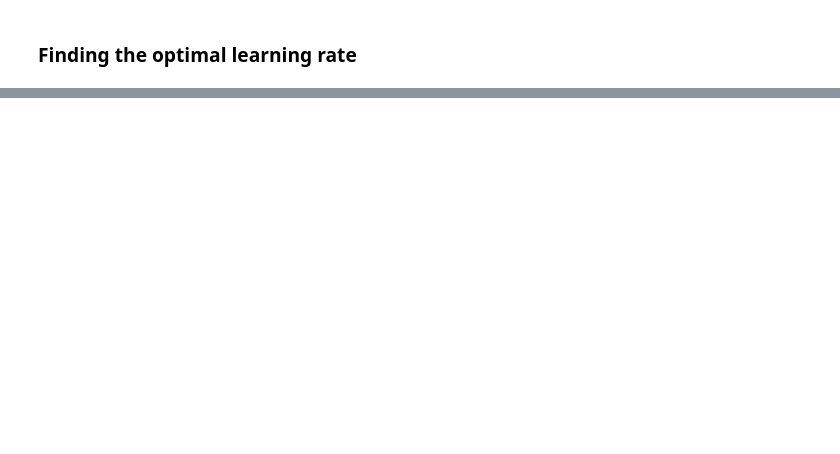
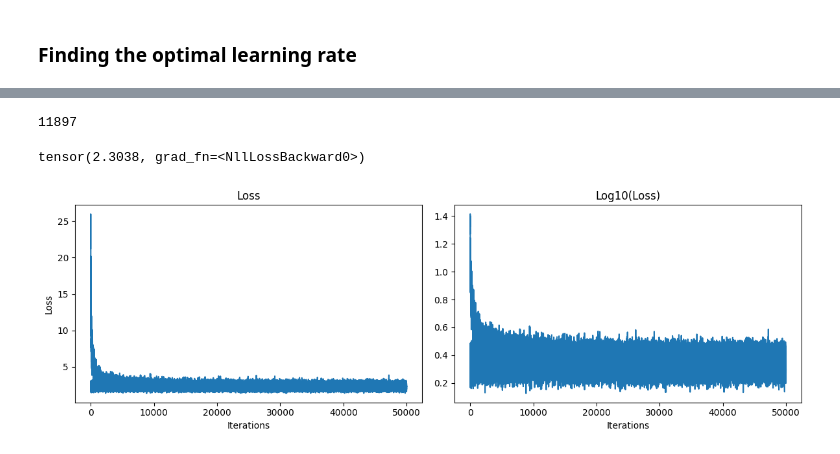
Before and after one commit to issagith/makemore, a Jupyter notebook: MLP.ipynb, the cells around one changed output, grey strips where cells are left out. Cells and saved outputs as stored; diff of their text form; code cells hidden in the pictures; blank space fills up the shorter version.

```diff
--- a/MLP.ipynb
+++ b/MLP.ipynb
@@ -804,0 +1004,11 @@ plt.plot(lri, lossi)
+# %%
+plt.figure(figsize=(8,8))
+plt.scatter(C[:,0].data, C[:,1].data, s=200)
+for i in range(C.shape[0]):
+    plt.text(C[i,0].item(), C[i,1].item(), itos[i], ha="center", va="center", color="white")
+plt.grid("minor")
+
+# We see that the vowels are separated from the rest on the top of the image, except for "u" which has a very special embedding (alone in the top right).
+# The dot and some other characters ('q', 'g') are also isolated.
+# I don't really know what the interpretation is.
+# The remaining letters are clustered together.
@@ -804,0 +1018,67 @@ plt.plot(lri, lossi)
+# %%
+# Now let's scale this embedding space
+
+nbr_neurons = 200 # we down scale the nbr neurons to keep a reasonnable amount of total params
+emb_dim = 10
+
+g = torch.Generator().manual_seed(2147483647) # for reproducibility
+C = torch.randn((nbr_chars, emb_dim), generator=g)
+W1 = torch.randn((emb_dim*block_size, nbr_neurons), generator=g)
+b1 = torch.randn(nbr_neurons, generator=g)
+W2 = torch.randn((nbr_neurons, nbr_chars), generator=g)
+b2 = torch.randn(nbr_chars, generator=g)
+parameters = [C, W1, b1, W2, b2]
+
+sum(p.nelement() for p in parameters) # from 10281 to 11681
+# %% [output]
+11897
+# %%
+for p in parameters:
+        p.requires_grad = True
+
+stepi = []
+lossi = []
+# %%
+
+for i in range(50000):
+    # minibatch construct
+    ixs = torch.randint(0, Xtr.shape[0], (batch_size,))
+
+    # Forward pass
+    emb = C[Xtr[ixs]]
+    h = torch.tanh(emb.view(-1,block_size*emb_dim) @ W1 + b1)
+    logits = h @ W2 + b2
+    loss = F.cross_entropy(logits,Ytr[ixs])
+
+    # Backward pass
+    for p in parameters:
+        p.grad = None
+
+    loss.backward()
+
+    # update
+    for p in parameters:
+        p.data += -0.001 * p.grad
+
+    stepi.append(i)
+    lossi.append(loss.item())
+
+import numpy as np
+
+print(loss)
+fig, axes = plt.subplots(1, 2, figsize=(12, 4))
+
+axes[0].plot(stepi, lossi)
+axes[0].set_title("Loss")
+axes[0].set_xlabel("Iterations")
+axes[0].set_ylabel("Loss")
+
+axes[1].plot(stepi, np.log10(np.array(lossi))) # taking the log makes it clearer as it squashes the values vertically
+axes[1].set_title("Log10(Loss)")
+axes[1].set_xlabel("Iterations")
+
+plt.tight_layout()
+plt.show()
+# %% [output]
+tensor(2.3038, grad_fn=<NllLossBackward0>)
+[figure, added]
```
Also changed, not shown: parts of 36 cells of this notebook, 1 other file.
